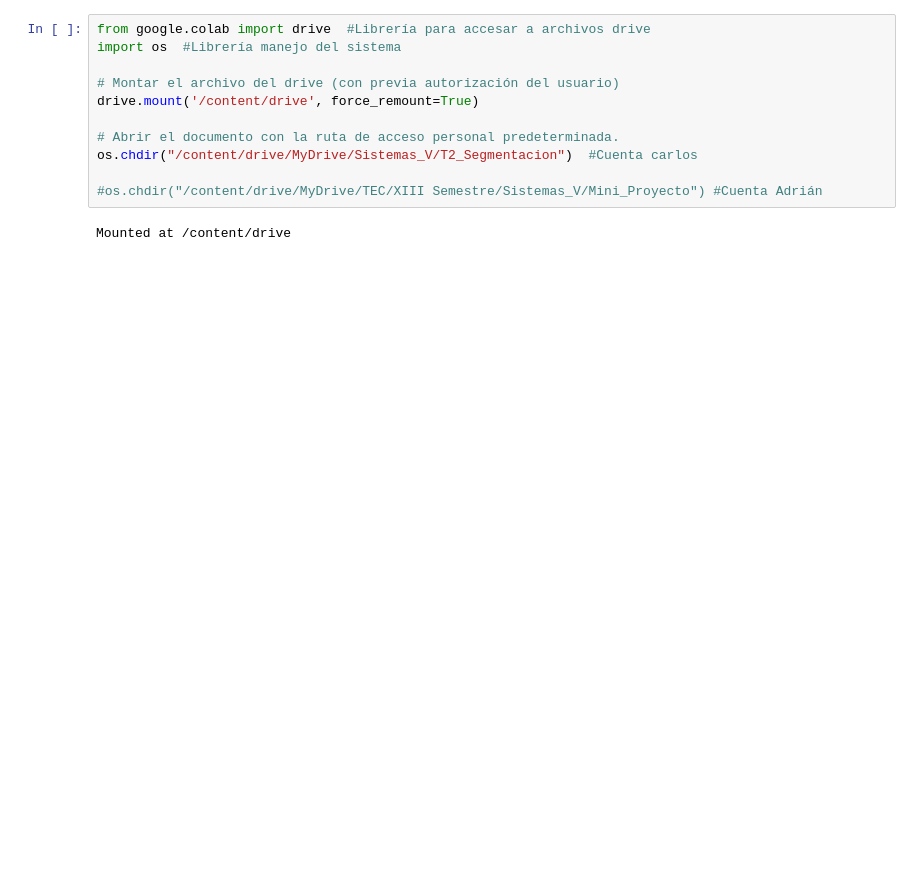
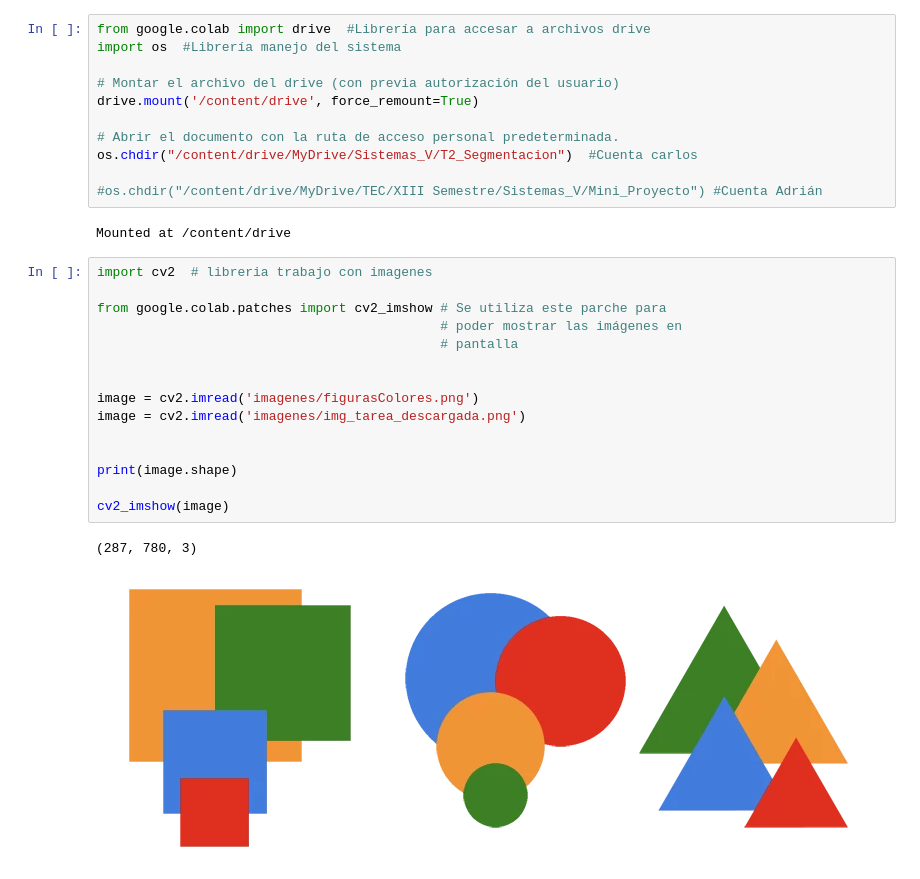
Before and after one commit to CC0R0NAD0/Segmentation-using-multiple-vision-machine-paradigms, a Jupyter notebook: T2_V1.ipynb, the cells around one changed output. Drawn from its saved outputs; the diff is of its cells as text; blank space fills up the shorter version.

```diff
--- a/T2_V1.ipynb
+++ b/T2_V1.ipynb
@@ -13,3 +13,21 @@ os.chdir("/content/drive/MyDrive/Sistemas_V/T2_Segmentacion")  #Cuenta carlos
 #os.chdir("/content/drive/MyDrive/TEC/XIII Semestre/Sistemas_V/Mini_Proyecto") #Cuenta Adrián
 # %% [output]
 Mounted at /content/drive
+# %%
+import cv2  # libreria trabajo con imagenes
+
+from google.colab.patches import cv2_imshow # Se utiliza este parche para
+                                            # poder mostrar las imágenes en
+                                            # pantalla
+
+
+image = cv2.imread('imagenes/figurasColores.png')
+image = cv2.imread('imagenes/img_tarea_descargada.png')
+
+
+print(image.shape)
+
+cv2_imshow(image)
+# %% [output]
+(287, 780, 3)
+[figure, added]
```
Also changed, not shown: parts of 6 cells of this notebook.
